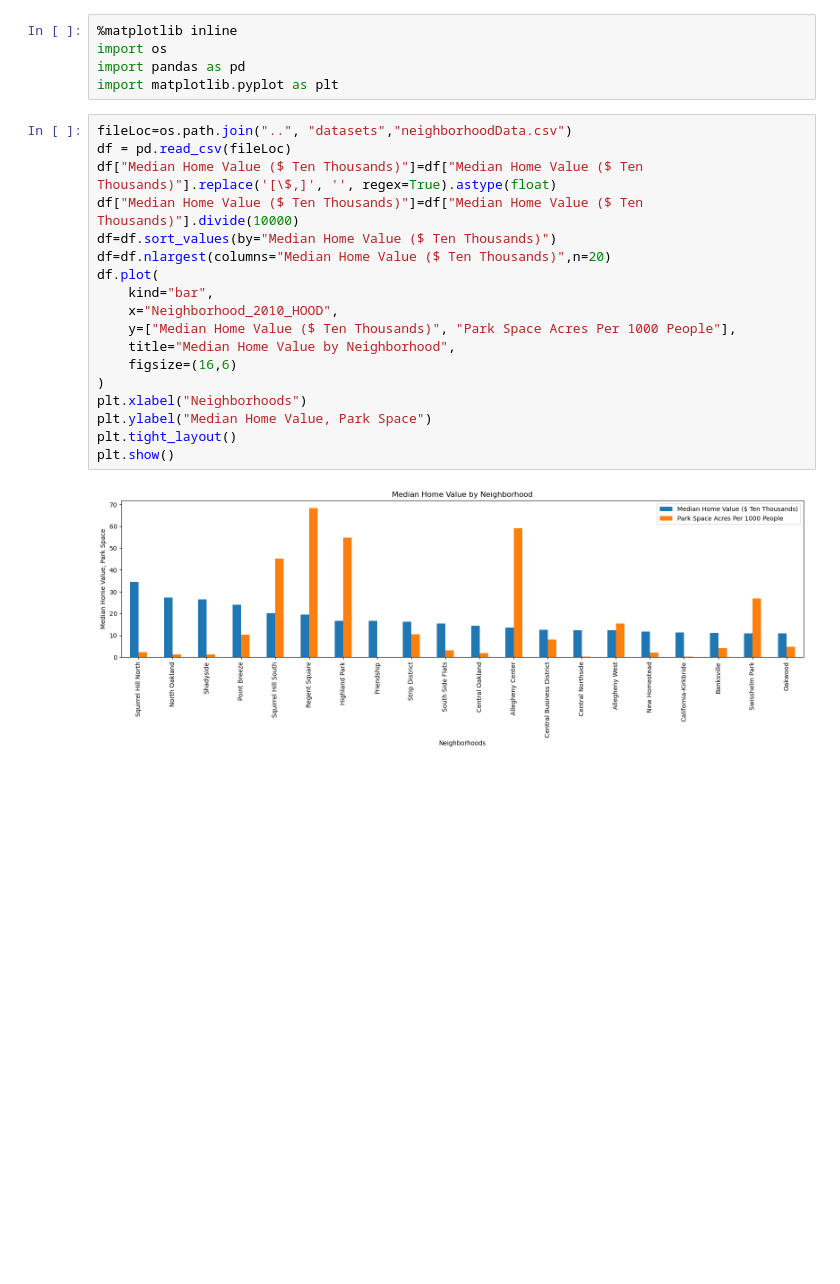
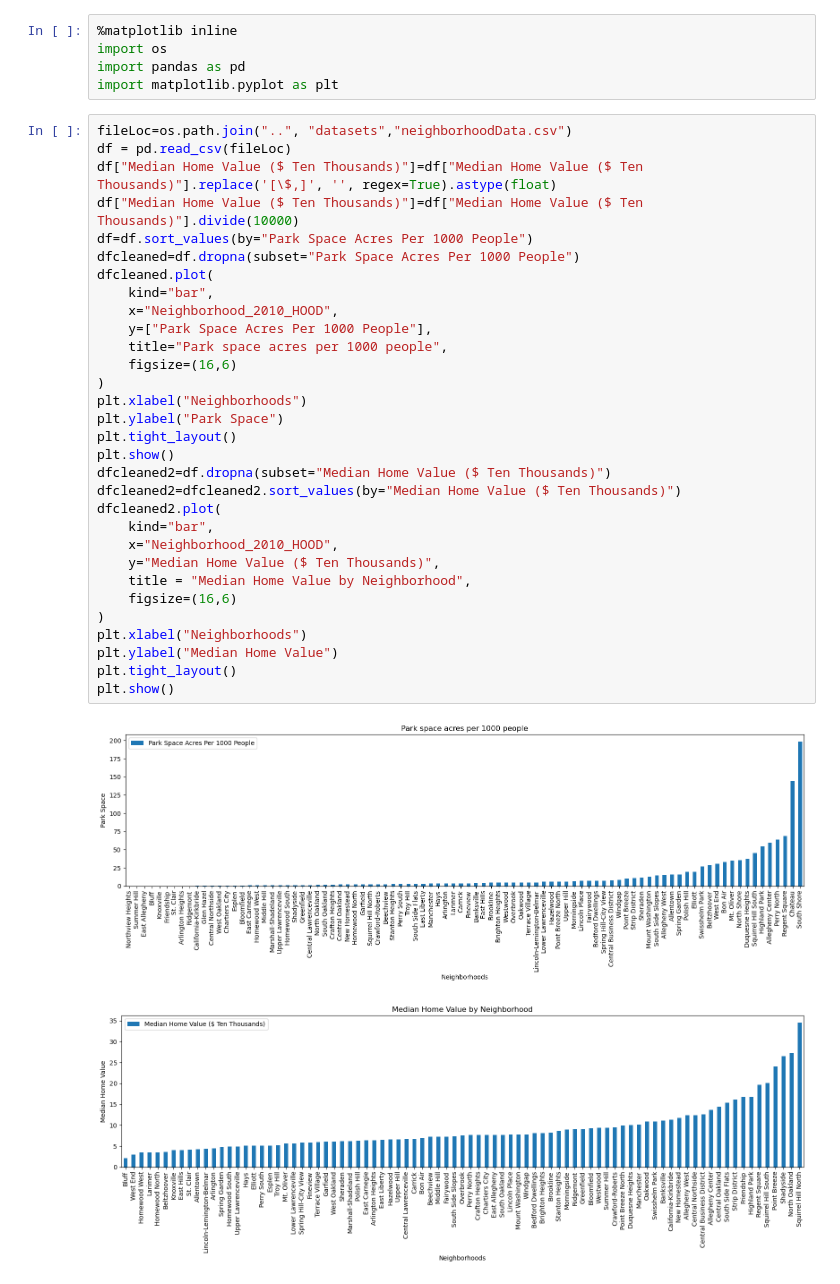
Before and after one commit to JamesW6/BestNeighborhoodProject, a Jupyter notebook: notebooks/james.ipynb, the cells around one changed output. Drawn from its saved outputs; the diff is of its cells as text; blank space fills up the shorter version.

Commit message:
James notebook split the one graph into 2 so its easier to look at

```diff
--- a/notebooks/james.ipynb
+++ b/notebooks/james.ipynb
@@ -8,20 +8,34 @@ import matplotlib.pyplot as plt
 # %%
 fileLoc=os.path.join("..", "datasets","neighborhoodData.csv")
 df = pd.read_csv(fileLoc)
 df["Median Home Value ($ Ten Thousands)"]=df["Median Home Value ($ Ten Thousands)"].replace('[\$,]', '', regex=True).astype(float)
 df["Median Home Value ($ Ten Thousands)"]=df["Median Home Value ($ Ten Thousands)"].divide(10000)
-df=df.sort_values(by="Median Home Value ($ Ten Thousands)")
-df=df.nlargest(columns="Median Home Value ($ Ten Thousands)",n=20)
-df.plot(
+df=df.sort_values(by="Park Space Acres Per 1000 People")
+dfcleaned=df.dropna(subset="Park Space Acres Per 1000 People")
+dfcleaned.plot(
     kind="bar",
     x="Neighborhood_2010_HOOD",
-    y=["Median Home Value ($ Ten Thousands)", "Park Space Acres Per 1000 People"],
-    title="Median Home Value by Neighborhood",
+    y=["Park Space Acres Per 1000 People"],
+    title="Park space acres per 1000 people",
     figsize=(16,6)
 )
 plt.xlabel("Neighborhoods")
-plt.ylabel("Median Home Value, Park Space")
+plt.ylabel("Park Space")
 plt.tight_layout()
 plt.show()
+dfcleaned2=df.dropna(subset="Median Home Value ($ Ten Thousands)")
+dfcleaned2=dfcleaned2.sort_values(by="Median Home Value ($ Ten Thousands)")
+dfcleaned2.plot(
+    kind="bar",
+    x="Neighborhood_2010_HOOD",
+    y="Median Home Value ($ Ten Thousands)",
+    title = "Median Home Value by Neighborhood",
+    figsize=(16,6)
+)
+plt.xlabel("Neighborhoods")
+plt.ylabel("Median Home Value")
+plt.tight_layout()
+plt.show()
 # %% [output]
-[figure, old version]
+[figure, new version]
+[figure, added]
```
